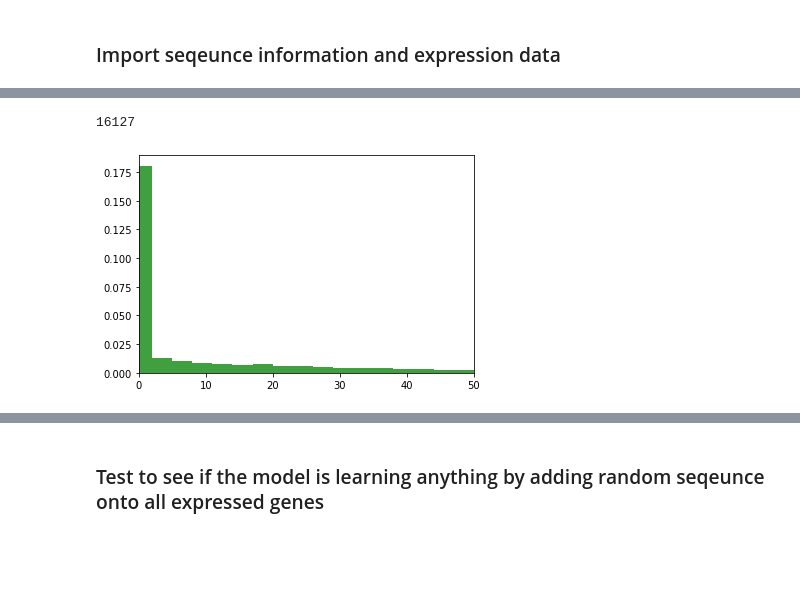
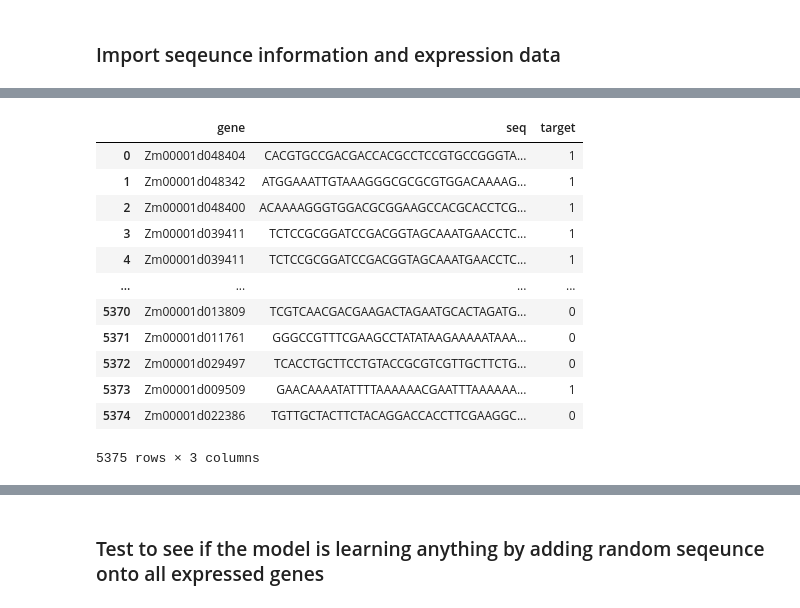
Before and after one commit to merrittburch/hackathons, a Jupyter notebook: 2021_09_ml/src/baseline_cnn.ipynb, the cells around one changed output, grey strips where cells are left out. Drawn from its saved outputs; the diff is of its cells as text; code cells hidden in the pictures; blank space fills up the shorter version.

```diff
--- a/2021_09_ml/src/baseline_cnn.ipynb
+++ b/2021_09_ml/src/baseline_cnn.ipynb
@@ -49,18 +69,31 @@ exp_atac = genes.merge(atac_10k, left_on='v4_gene', right_on='gene')
 # %%
 # Plot expression histogram
-n, bins, patches = plt.hist(genes["max_cis_rna_value"], 10000, density=True, facecolor='g', alpha=0.75)
-plt.xlim(0,50)
-genes.describe()
-(genes["max_cis_rna_value"] == 0).sum()
+# n, bins, patches = plt.hist(genes["max_cis_rna_value"], 10000, density=True, facecolor='g', alpha=0.75)
+# plt.xlim(0,50)
+# genes.describe()
+# (genes["max_cis_rna_value"] == 0).sum()
-# %% [output]
-16127
-[figure, removed]
 # %%
-# If genes > 0 --> expressed/TRUE, if <= 0 --> notExpressed/FALSE
+# If genes > 0 --> expressed/1, if <= 0 --> notExpressed/0
 exp_atac["expressed"] = np.where(exp_atac["max_cis_rna_value"] > 0, 0, 1)
 
 # Drop extra columns
 exp_atac = exp_atac[["v4_gene", "DNA", "expressed"]]
 
+
 # rename columns
 exp_atac.columns = ["gene", "seq", "target"]
+exp_atac
+# %% [output]
+|  | gene | seq | target |
+| 0 | Zm00001d048404 | CACGTGCCGACGACCACGCCTCCGTGCCGGGTA... | 1 |
+| 1 | Zm00001d048342 | ATGGAAATTGTAAAGGGCGCGCGTGGACAAAAG... | 1 |
+| 2 | Zm00001d048400 | ACAAAAGGGTGGACGCGGAAGCCACGCACCTCG... | 1 |
+| 3 | Zm00001d039411 | TCTCCGCGGATCCGACGGTAGCAAATGAACCTC... | 1 |
+| 4 | Zm00001d039411 | TCTCCGCGGATCCGACGGTAGCAAATGAACCTC... | 1 |
+| ... | ... | ... | ... |
+| 5370 | Zm00001d013809 | TCGTCAACGACGAAGACTAGAATGCACTAGATG... | 0 |
+| 5371 | Zm00001d011761 | GGGCCGTTTCGAAGCCTATATAAGAAAAATAAA... | 0 |
+| 5372 | Zm00001d029497 | TCACCTGCTTCCTGTACCGCGTCGTTGCTTCTG... | 0 |
+| 5373 | Zm00001d009509 | GAACAAAATATTTTAAAAAACGAATTTAAAAAA... | 1 |
+| 5374 | Zm00001d022386 | TGTTGCTACTTCTACAGGACCACCTTCGAAGGC... | 0 |
+5375 rows × 3 columns
```
Also changed, not shown: parts of 31 cells of this notebook.
